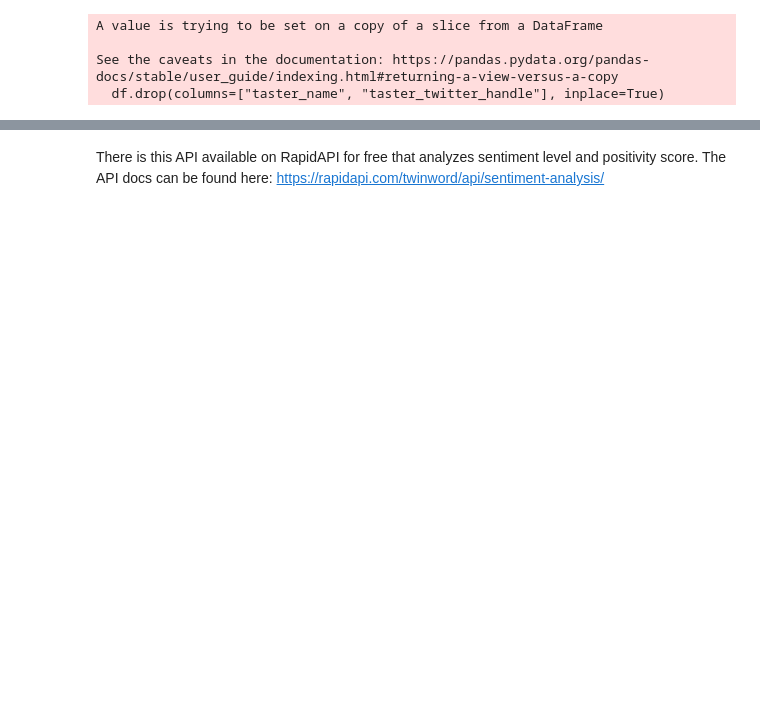
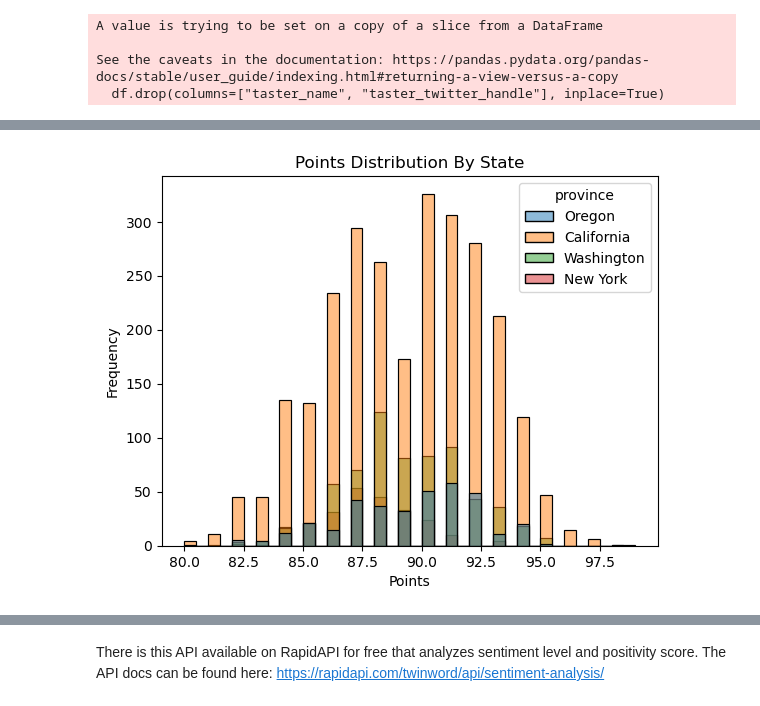
Before and after one commit to thealphacubicle/NEU-Snowball-Project-2023, a Jupyter notebook: Snowball Project.ipynb, the cells around one changed output, grey strips where cells are left out. Saved outputs shown, nothing was run; the diff lists cells and outputs as text; code cells hidden in the pictures; blank space fills up the shorter version.

```diff
--- a/Snowball Project.ipynb
+++ b/Snowball Project.ipynb
@@ -159,0 +172,5 @@ price_point_state_comp
+# %%
+sns.histplot(df, x='points',hue='province').set(title='Points Distribution By State',
+                                                                  xlabel='Points', ylabel='Frequency');
+# %% [output]
+[figure, added]
```
Also changed, not shown: parts of 20 cells of this notebook.
